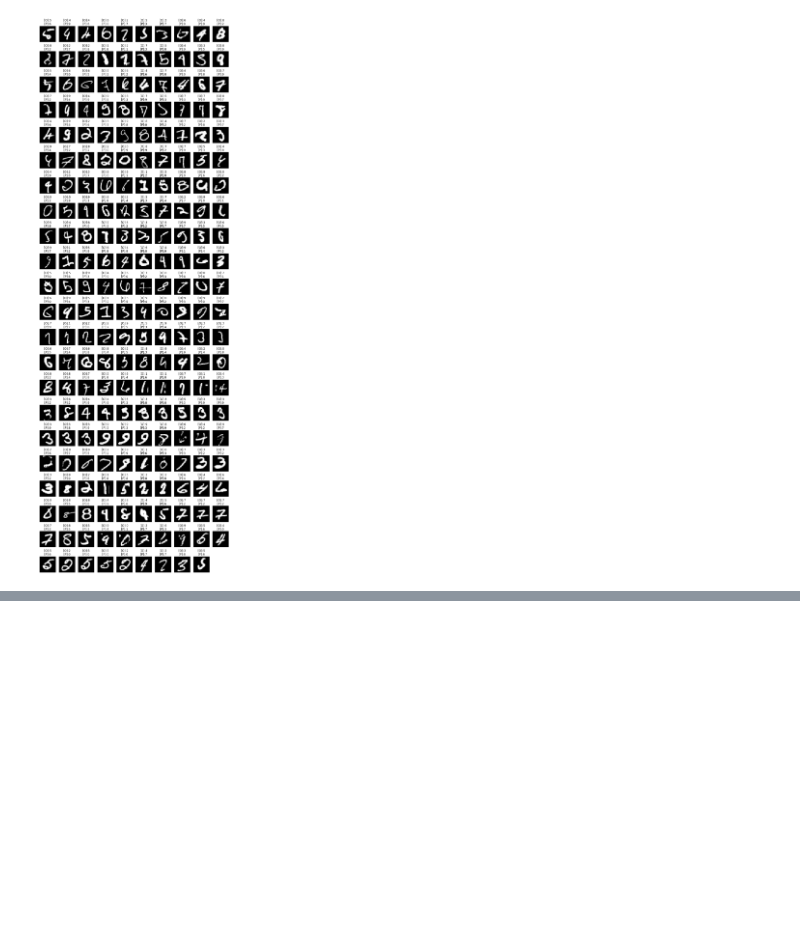
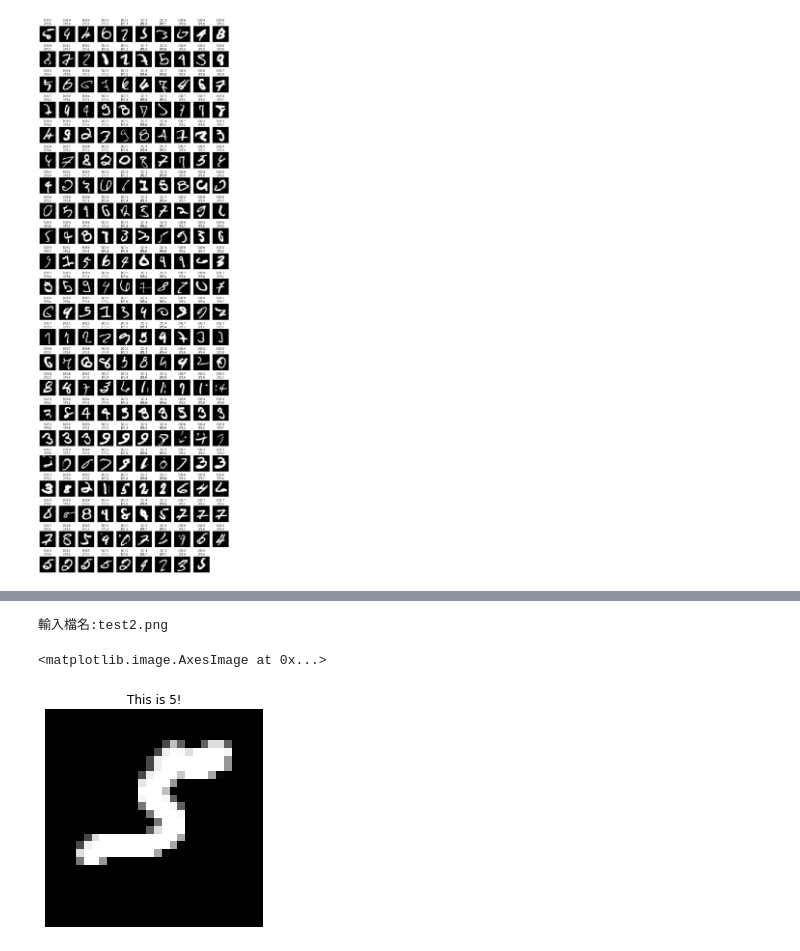
Before and after one commit to Elwing-Chou/MLDemo1211, a Jupyter notebook: mlp.ipynb, the cells around one changed output, grey strips where cells are left out. Drawn from its saved outputs; the diff is of its cells as text; code cells hidden in the pictures; blank space fills up the shorter version.

```diff
--- a/mlp.ipynb
+++ b/mlp.ipynb
@@ -122,0 +134,15 @@ for i, (img, label, p) in enumerate(z):
+# %%
+# Pillow
+from keras.preprocessing.image import load_img
+fn = input("輸入檔名:")
+img = np.array(load_img(fn, target_size=(28, 28)).convert("L"))
+img_np = img.reshape(1, 784) / 255
+pre_test = model.predict_classes(img_np)[0]
+t = "This is {}!".format(pre_test)
+plt.title(t)
+plt.axis("off")
+plt.imshow(img, cmap="gray")
+# %% [output]
+輸入檔名:test2.png
+<matplotlib.image.AxesImage at 0x...>
+[figure, added]
```
Also changed, not shown: parts of 2 cells of this notebook.
